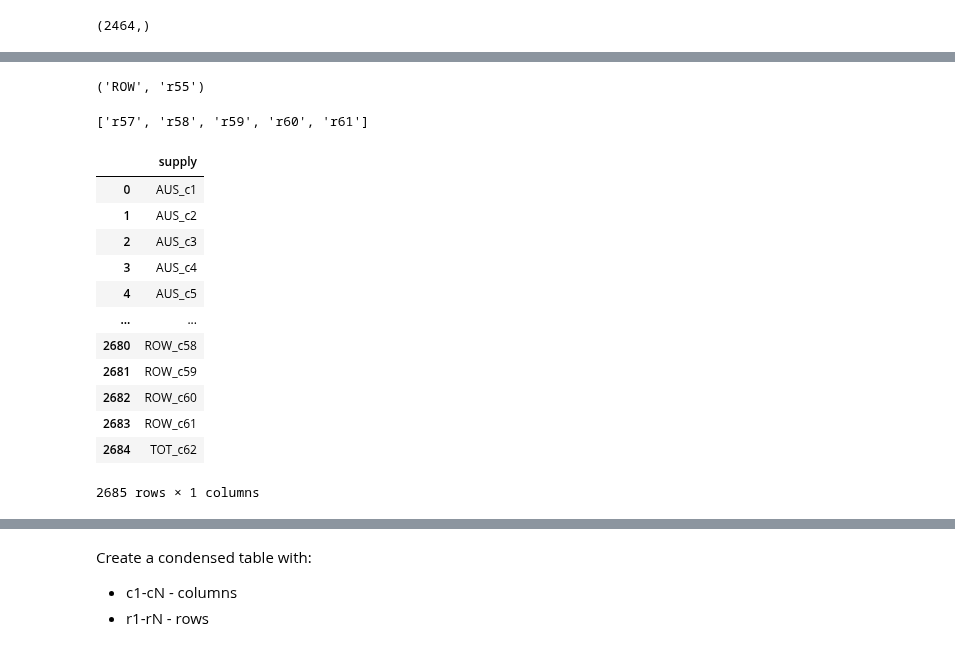
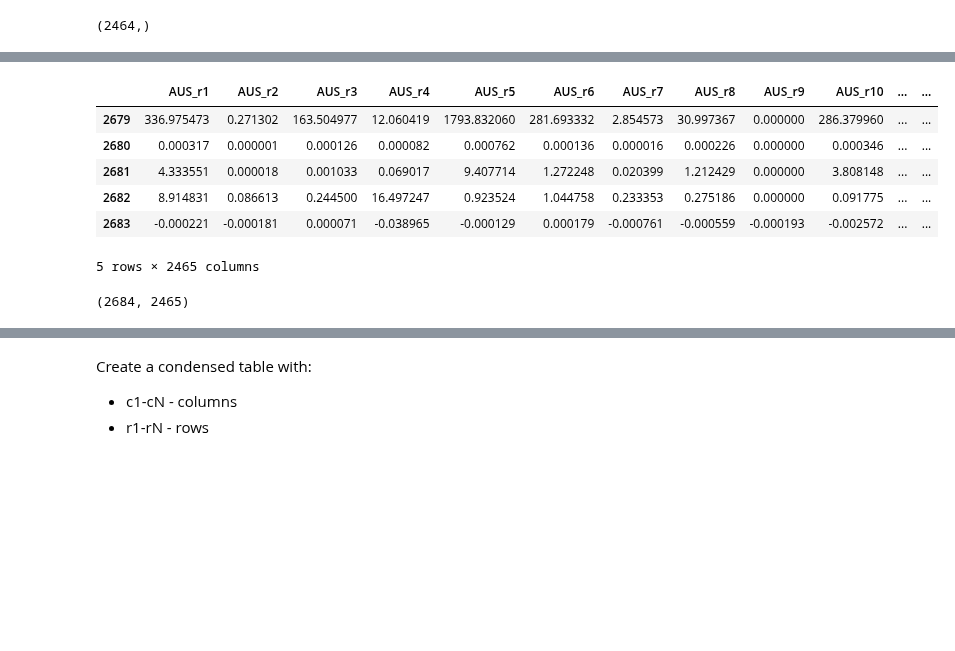
Before and after one commit to kavyajeetbora/ETL_wages, a Jupyter notebook: WIOD.ipynb, the cells around one changed output, grey strips where cells are left out. Saved outputs shown, nothing was run; the diff lists cells and outputs as text; code cells hidden in the pictures; blank space fills up the shorter version.

```diff
--- a/WIOD.ipynb
+++ b/WIOD.ipynb
@@ -683,31 +689,0 @@ df_Imp
-# %%
-country, ind
-# %% [output]
-('ROW', 'r55')
-# %%
-new_cols = []
-cols = [f"r{i}" for i in range(57,62)]
-print(cols)
-for col in df_Imp.columns[:-2]:
-    country, ind = col.split("_")
-    if ind in cols:
-        new_cols.append(col)
-
-new_df_Imp = df_Imp[new_cols].copy()
-new_df_Imp['supply'] = df_Imp['supply']
-new_df_Imp
-# %% [output]
-['r57', 'r58', 'r59', 'r60', 'r61']
-|  | supply |
-| 0 | AUS_c1 |
-| 1 | AUS_c2 |
-| 2 | AUS_c3 |
-| 3 | AUS_c4 |
-| 4 | AUS_c5 |
-| ... | ... |
-| 2680 | ROW_c58 |
-| 2681 | ROW_c59 |
-| 2682 | ROW_c60 |
-| 2683 | ROW_c61 |
-| 2684 | TOT_c62 |
-2685 rows × 1 columns
@@ -716 +690,15 @@ new_df_Imp
+# %%
+df_Imp.tail()
+# %% [output]
+|  | AUS_r1 | AUS_r2 | AUS_r3 | AUS_r4 | AUS_r5 | AUS_r6 | AUS_r7 | AUS_r8 | AUS_r9 | AUS_r10 | ... | ... |
+| 2679 | 336.975473 | 0.271302 | 163.504977 | 12.060419 | 1793.832060 | 281.693332 | 2.854573 | 30.997367 | 0.000000 | 286.379960 | ... | ... |
+| 2680 | 0.000317 | 0.000001 | 0.000126 | 0.000082 | 0.000762 | 0.000136 | 0.000016 | 0.000226 | 0.000000 | 0.000346 | ... | ... |
+| 2681 | 4.333551 | 0.000018 | 0.001033 | 0.069017 | 9.407714 | 1.272248 | 0.020399 | 1.212429 | 0.000000 | 3.808148 | ... | ... |
+| 2682 | 8.914831 | 0.086613 | 0.244500 | 16.497247 | 0.923524 | 1.044758 | 0.233353 | 0.275186 | 0.000000 | 0.091775 | ... | ... |
+| 2683 | -0.000221 | -0.000181 | 0.000071 | -0.038965 | -0.000129 | 0.000179 | -0.000761 | -0.000559 | -0.000193 | -0.002572 | ... | ... |
+5 rows × 2465 columns
+# %%
+df_Imp.shape
+# %% [output]
+(2684, 2465)
 # %%
```
Also changed, not shown: parts of 9 cells of this notebook.
